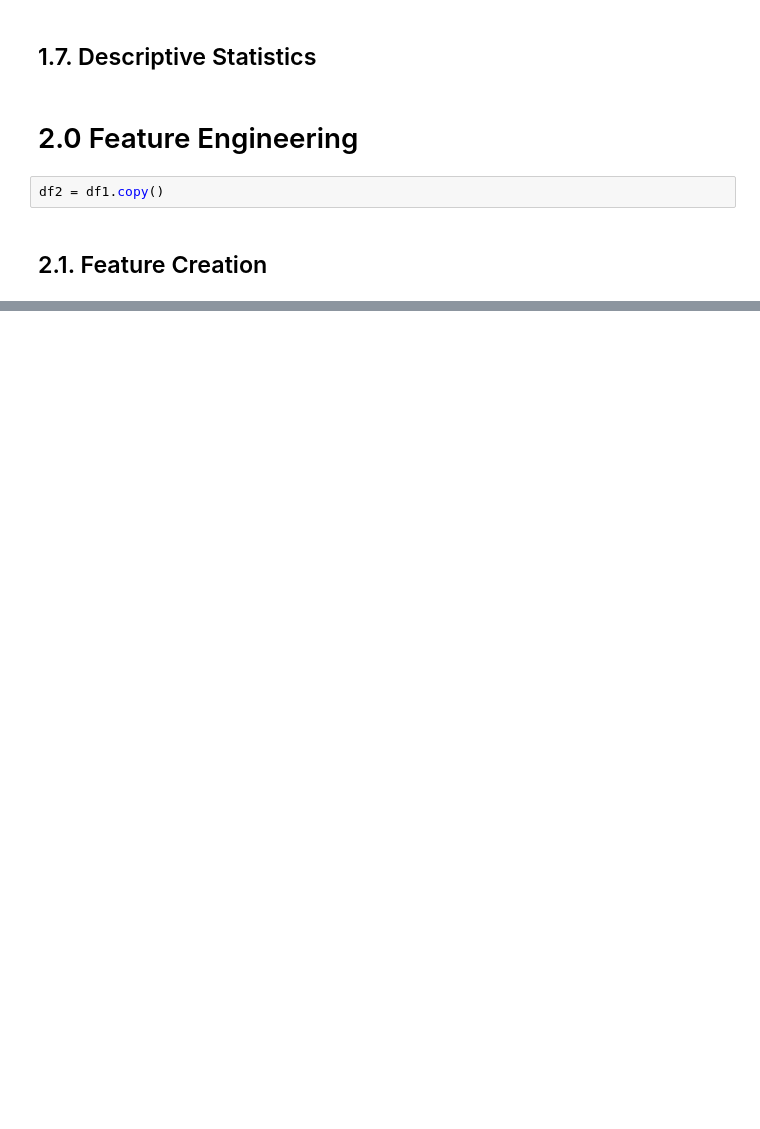
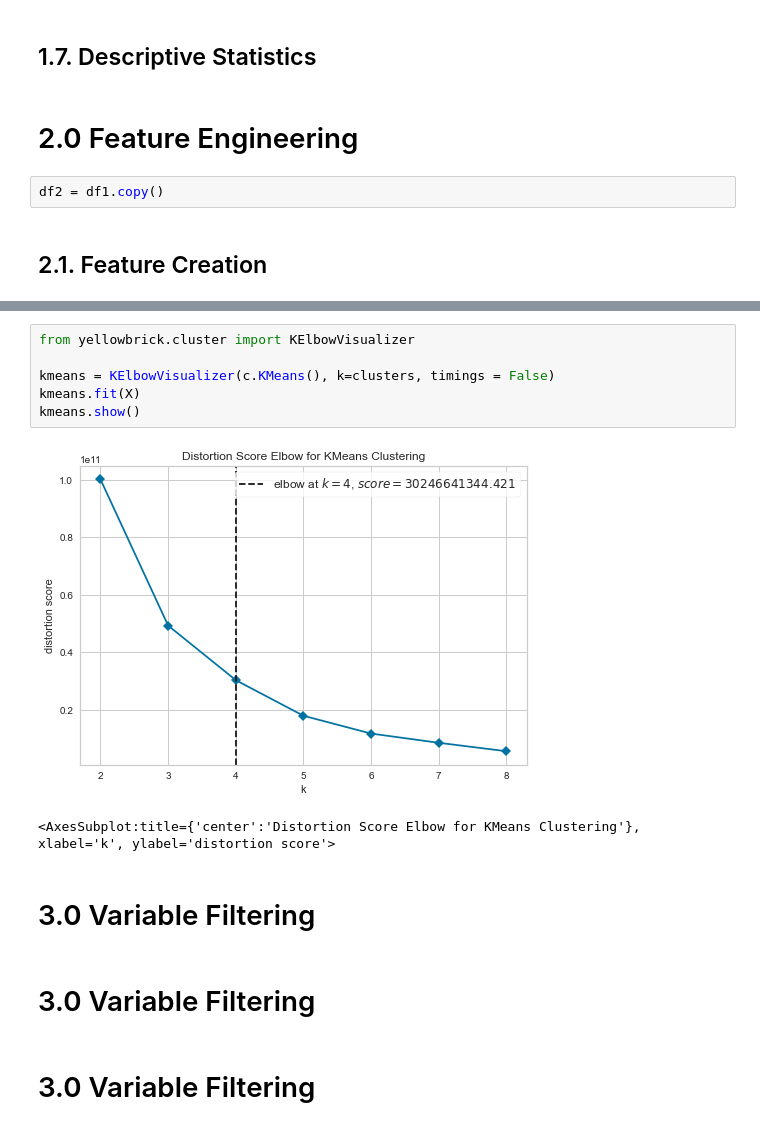
Before and after one commit to HenriqueCR1291/All-in-one-place, a Jupyter notebook: m01_all in one place.ipynb, the cells around one changed output, grey strips where cells are left out. Drawn from its saved outputs; the diff is of its cells as text; blank space fills up the shorter version.

```diff
--- a/m01_all in one place.ipynb
+++ b/m01_all in one place.ipynb
@@ -200,0 +267,15 @@ df_ref = pd.merge(df_ref, df_freq, on='customer_id', how='left')
+# %%
+from yellowbrick.cluster import KElbowVisualizer
+
+kmeans = KElbowVisualizer(c.KMeans(), k=clusters, timings = False)
+kmeans.fit(X)
+kmeans.show()
+# %% [output]
+[figure, added]
+<AxesSubplot:title={'center':'Distortion Score Elbow for KMeans Clustering'}, xlabel='k', ylabel='distortion score'>
+# %% [markdown]
+# 3.0 Variable Filtering
+# %% [markdown]
+# 3.0 Variable Filtering
+# %% [markdown]
+# 3.0 Variable Filtering
```
Also changed, not shown: parts of 20 cells of this notebook.
